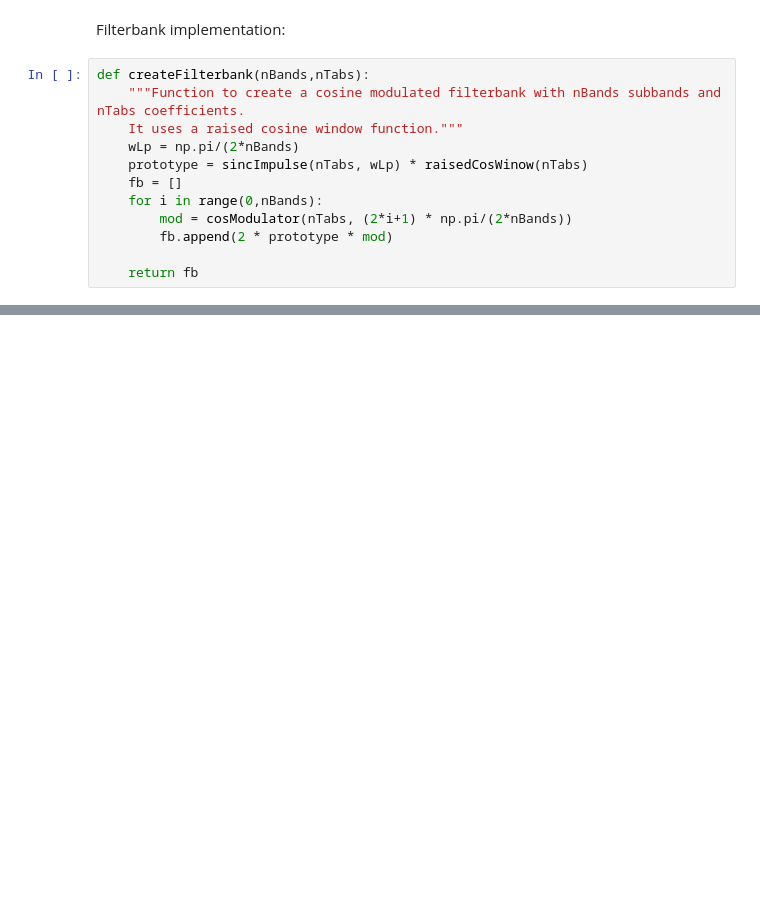
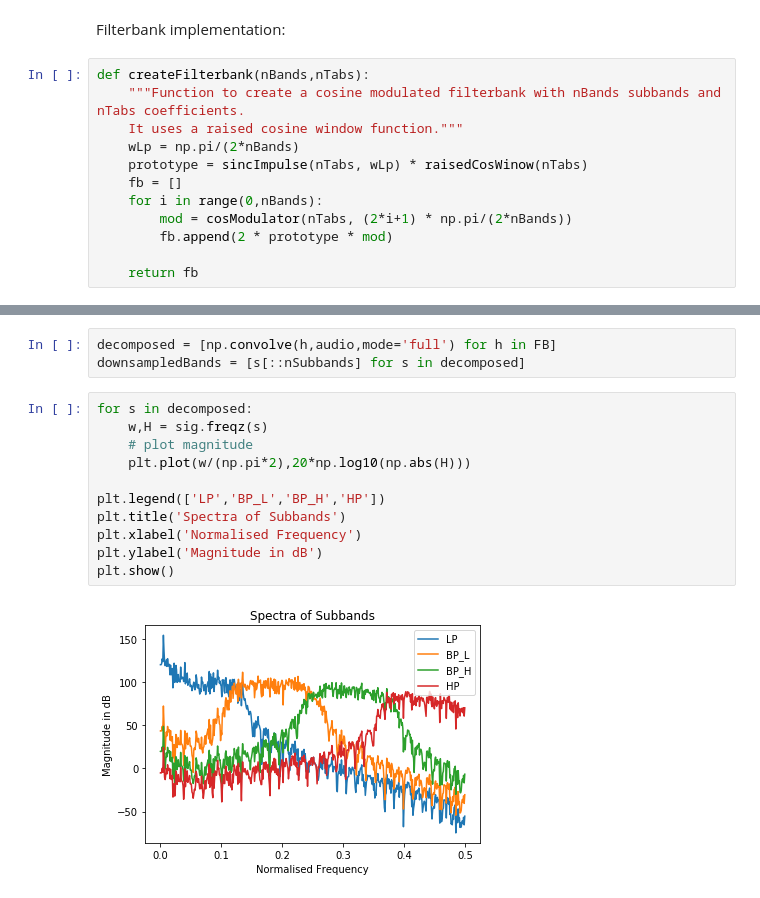
Before and after one commit to jole6826/MRSP, a Jupyter notebook: MRSP_sem2.ipynb, the cells around one changed output, grey strips where cells are left out. Drawn from its saved outputs; the diff is of its cells as text; blank space fills up the shorter version.

```diff
--- a/MRSP_sem2.ipynb
+++ b/MRSP_sem2.ipynb
@@ -136,0 +141,16 @@ plt.show()
+# %%
+decomposed = [np.convolve(h,audio,mode='full') for h in FB]
+downsampledBands = [s[::nSubbands] for s in decomposed]
+# %%
+for s in decomposed:
+    w,H = sig.freqz(s)
+    # plot magnitude
+    plt.plot(w/(np.pi*2),20*np.log10(np.abs(H)))
+
+plt.legend(['LP','BP_L','BP_H','HP'])
+plt.title('Spectra of Subbands')
+plt.xlabel('Normalised Frequency')
+plt.ylabel('Magnitude in dB')
+plt.show()
+# %% [output]
+[figure, added]
```
Also changed, not shown: parts of 11 cells of this notebook.
